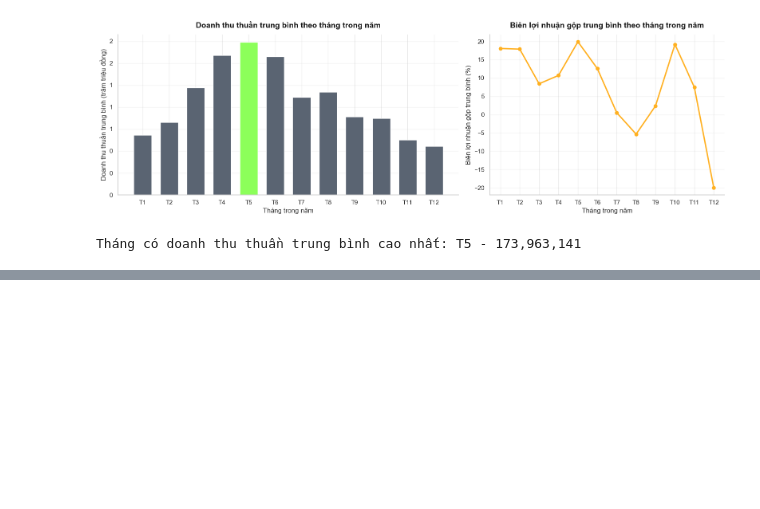
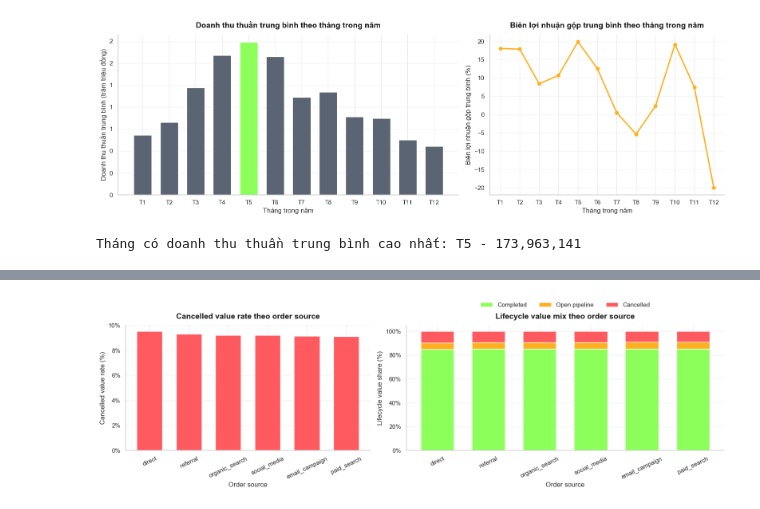
Before and after one commit to nguyen-lam-phuong-thao/datathon-2026-F.E.N.S, a Jupyter notebook: notebooks/Phan_2_EDA.ipynb, the cells around one changed output, grey strips where cells are left out. Cells and saved outputs as stored; diff of their text form; code cells hidden in the pictures; blank space fills up the shorter version.

```diff
--- a/notebooks/Phan_2_EDA.ipynb
+++ b/notebooks/Phan_2_EDA.ipynb
@@ -1836,0 +2095,91 @@ Tháng có doanh thu thuần trung bình cao nhất: T5 - 173,963,141
+# %%
+source_lifecycle_summary = (
+    order_lifecycle_fact.groupby('order_source', as_index=False)
+    .agg(
+        total_order_count=('order_id', 'nunique'),
+        cancelled_order_count=('cancelled_order_flag', 'sum'),
+        total_net_value=('net_order_value', 'sum'),
+        completed_net_value=('completed_net_value', 'sum'),
+        open_pipeline_net_value=('open_pipeline_net_value', 'sum'),
+        cancelled_net_value=('cancelled_net_value', 'sum'),
+    )
+)
+source_lifecycle_summary['completed_value_rate'] = (
+    source_lifecycle_summary['completed_net_value'] / source_lifecycle_summary['total_net_value'].replace(0, np.nan)
+)
+source_lifecycle_summary['open_pipeline_value_rate'] = (
+    source_lifecycle_summary['open_pipeline_net_value'] / source_lifecycle_summary['total_net_value'].replace(0, np.nan)
+)
+source_lifecycle_summary['cancelled_value_rate'] = (
+    source_lifecycle_summary['cancelled_net_value'] / source_lifecycle_summary['total_net_value'].replace(0, np.nan)
+)
+source_lifecycle_summary['cancelled_order_rate'] = (
+    source_lifecycle_summary['cancelled_order_count'] / source_lifecycle_summary['total_order_count'].replace(0, np.nan)
+)
+source_lifecycle_summary = source_lifecycle_summary.sort_values('cancelled_value_rate', ascending=False).reset_index(drop=True)
+
+fig, axes = plt.subplots(1, 2, figsize=(16, 5.2), gridspec_kw={'width_ratios': [1, 1.3]})
+
+axes[0].bar(
+    source_lifecycle_summary['order_source'],
+    source_lifecycle_summary['cancelled_value_rate'] * 100,
+    color=PALETTE['risk_red'],
+    width=0.65,
+)
+clean_axis(
+    axes[0],
+    xlabel='Order source',
+    ylabel='Cancelled value rate (%)',
+    title='Cancelled value rate theo order source',
+)
+axes[0].yaxis.set_major_formatter(mticker.FuncFormatter(axis_phan_tram))
+axes[0].tick_params(axis='x', rotation=25)
+axes[0].grid(axis='y', alpha=0.25)
+
+bottom = np.zeros(len(source_lifecycle_summary))
+for col, color, label in [
+    ('completed_value_rate', PALETTE['green'], 'Completed'),
+    ('open_pipeline_value_rate', PALETTE['warning'], 'Open pipeline'),
+    ('cancelled_value_rate', PALETTE['risk_red'], 'Cancelled'),
+]:
+    axes[1].bar(
+        source_lifecycle_summary['order_source'],
+        source_lifecycle_summary[col] * 100,
+        bottom=bottom * 100,
+        color=color,
+        width=0.65,
+        label=label,
+    )
+    bottom += source_lifecycle_summary[col].fillna(0)
+clean_axis(
+    axes[1],
+    xlabel='Order source',
+    ylabel='Lifecycle value share (%)',
+    title='Lifecycle value mix theo order source',
+)
+axes[1].yaxis.set_major_formatter(mticker.FuncFormatter(axis_phan_tram))
+axes[1].tick_params(axis='x', rotation=25)
+axes[1].grid(axis='y', alpha=0.25)
+axes[1].legend(frameon=False, ncol=3, bbox_to_anchor=(0.5, 1.16), loc='center')
+
+plt.tight_layout()
+plt.show()
+
+display(
+    source_lifecycle_summary.assign(
+        **{
+            'total_order_count': lambda df: df['total_order_count'].map(format_number),
+            'cancelled_order_count': lambda df: df['cancelled_order_count'].map(format_number),
+            'total_net_value': lambda df: df['total_net_value'].map(format_currency),
+            'completed_net_value': lambda df: df['completed_net_value'].map(format_currency),
+            'open_pipeline_net_value': lambda df: df['open_pipeline_net_value'].map(format_currency),
+            'cancelled_net_value': lambda df: df['cancelled_net_value'].map(format_currency),
+            'completed_value_rate': lambda df: df['completed_value_rate'].map(format_pct),
+            'open_pipeline_value_rate': lambda df: df['open_pipeline_value_rate'].map(format_pct),
+            'cancelled_value_rate': lambda df: df['cancelled_value_rate'].map(format_pct),
+            'cancelled_order_rate': lambda df: df['cancelled_order_rate'].map(format_pct),
+        }
+    )
+)
+# %% [output]
+[figure, added]
```
Also changed, not shown: parts of 40 cells of this notebook.
